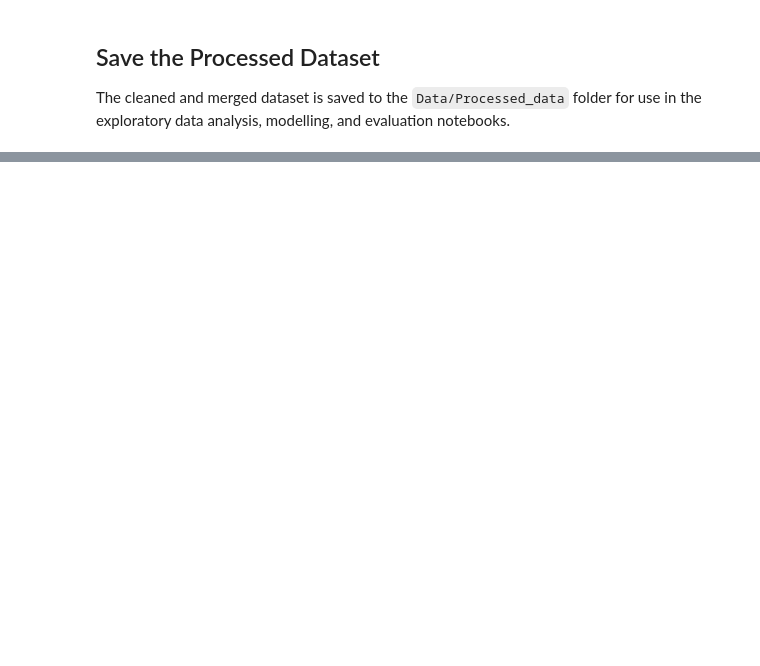
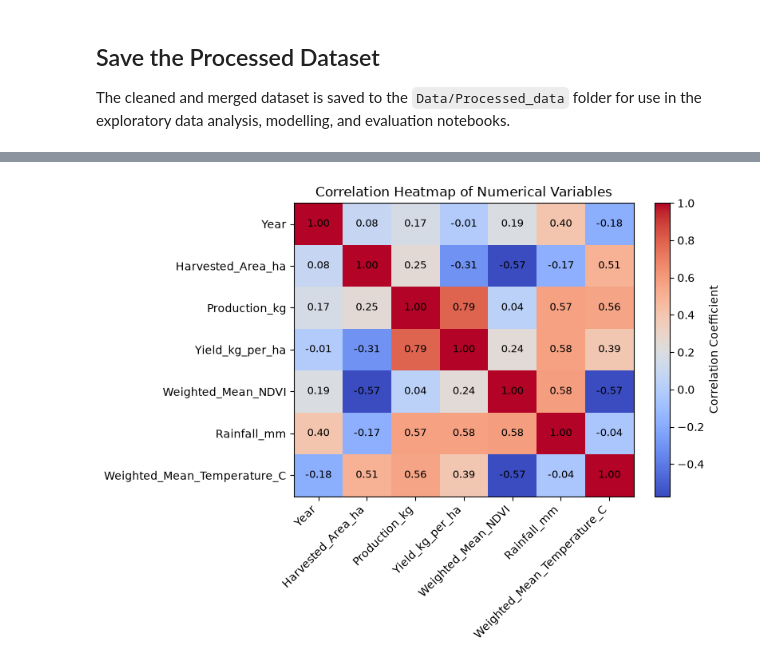
Before and after one commit to IyvonneAyoyi/Crop-Yield-Prediction-Kenya, a Jupyter notebook: notebooks/01_EDA.ipynb, the cells around one changed output, grey strips where cells are left out. Cells and saved outputs as stored; diff of their text form; code cells hidden in the pictures; blank space fills up the shorter version.

Commit message:
Add comprehensive EDA including correlation, crop, yearly and county yield analysis

```diff
--- a/notebooks/01_EDA.ipynb
+++ b/notebooks/01_EDA.ipynb
@@ -391,0 +439,9 @@ print(f"Location: {output_path}")
+# %%
+# Select only numerical variables from the merged dataset
+numerical_features_df = merged_df.select_dtypes(include="number")
+
+# Calculate the Pearson correlation matrix
+correlation_matrix_df = numerical_features_df.corr()
+
+# Display the correlation matrix
+correlation_matrix_df.round(2)
@@ -391,0 +505,56 @@ print(f"Location: {output_path}")
+# %%
+# Create a heatmap of the correlation matrix
+
+plt.figure(figsize=(8, 6))
+
+plt.imshow(
+    correlation_matrix_df,
+    cmap="coolwarm",
+    interpolation="nearest",
+    aspect="auto"
+)
+
+# Add correlation values to each cell
+for row in range(len(correlation_matrix_df)):
+    for column in range(len(correlation_matrix_df.columns)):
+        plt.text(
+            column,
+            row,
+            f"{correlation_matrix_df.iloc[row, column]:.2f}",
+            ha="center",
+            va="center",
+            color="black",
+            fontsize=9
+        )
+
+# Add color scale
+plt.colorbar(label="Correlation Coefficient")
+
+# Add axis labels
+plt.xticks(
+    range(len(correlation_matrix_df.columns)),
+    correlation_matrix_df.columns,
+    rotation=45,
+    ha="right"
+)
+
+plt.yticks(
+    range(len(correlation_matrix_df.columns)),
+    correlation_matrix_df.columns
+)
+
+plt.title("Correlation Heatmap of Numerical Variables")
+
+plt.tight_layout()
+
+# Save the figure
+plt.savefig(
+    "../figures/correlation_heatmap.png",
+    dpi=300,
+    bbox_inches="tight"
+)
+
+# Display the figure
+plt.show()
+# %% [output]
+[figure, added]
```
Also changed, not shown: parts of 57 cells of this notebook, 15 other files.
